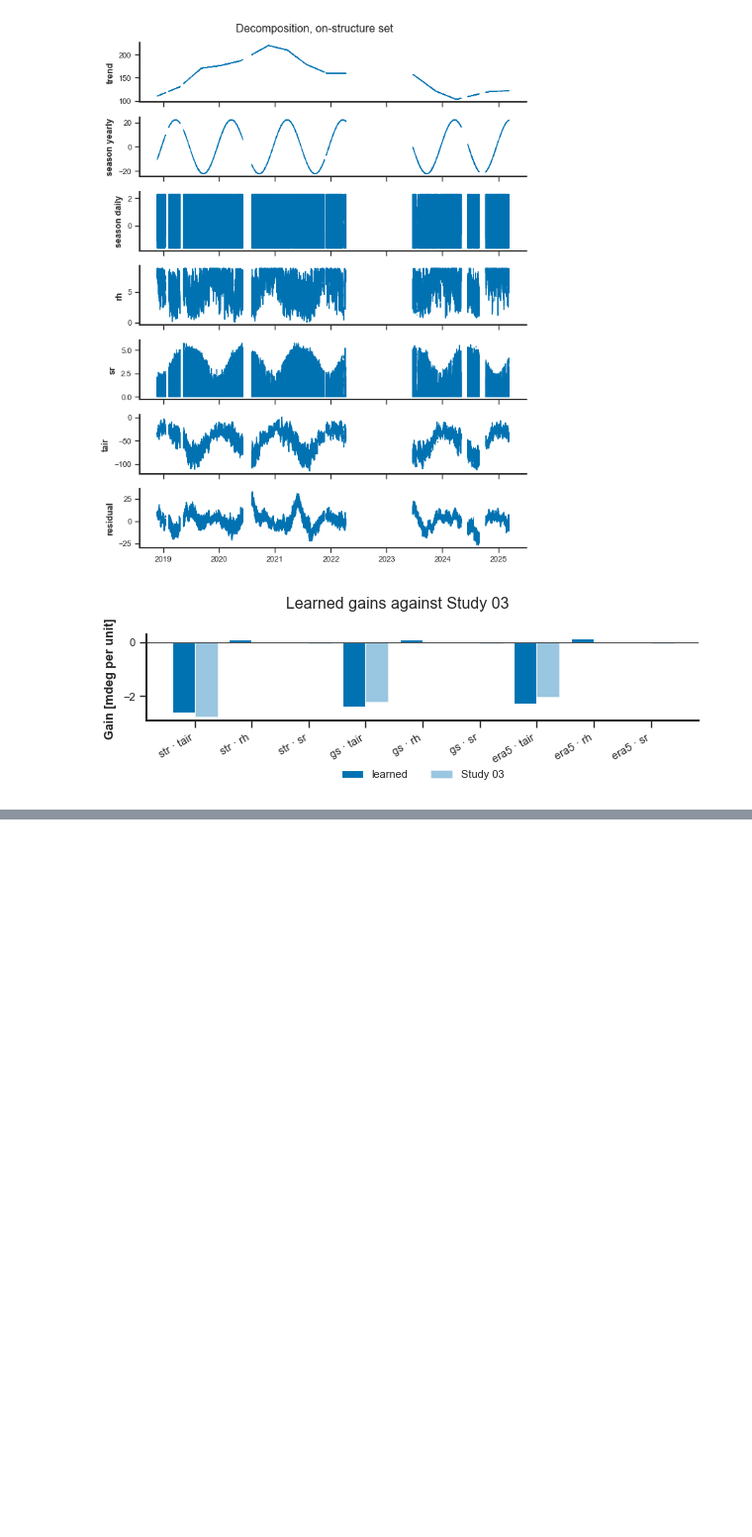
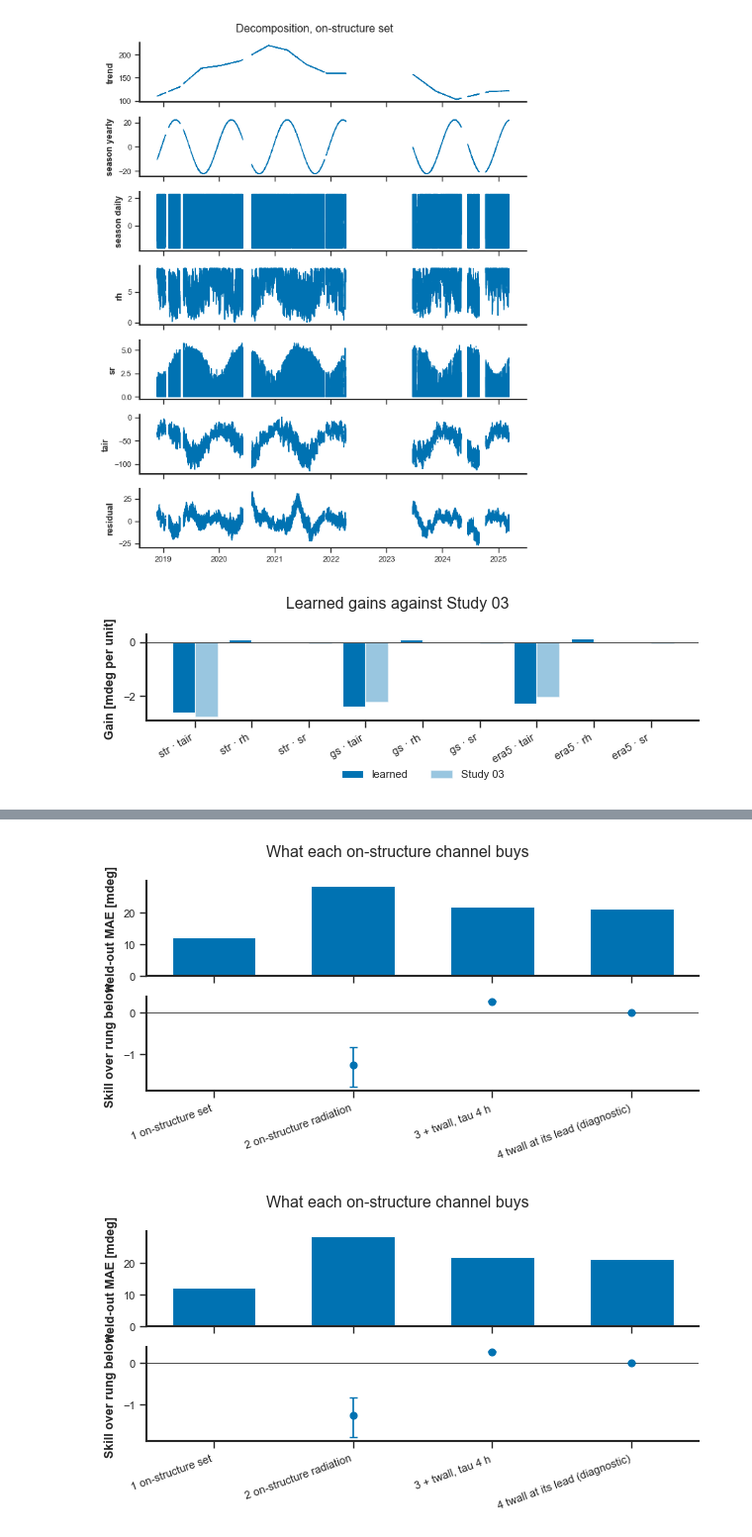
Before and after one commit to eugeniomoreira-iaud/neuralprophet-shm, a Jupyter notebook: studies/05_greybox_monitoring/greybox_monitoring_study.ipynb, the cells around one changed output, grey strips where cells are left out. Shown at 99% size. Cells and saved outputs as stored; diff of their text form; code cells hidden in the pictures; blank space fills up the shorter version.

```diff
--- a/studies/05_greybox_monitoring/greybox_monitoring_study.ipynb
+++ b/studies/05_greybox_monitoring/greybox_monitoring_study.ipynb
@@ -528,3 +542,17 @@ LADDER_BOOTSTRAP_REPETITIONS = 2000
+# %%
+CURRENT_ERA_START = '2025-02-21'
+TWALL_TAU_H = 4
+TWALL_LEAD_H = -2
+LADDER_BOOTSTRAP_BLOCK_HOURS = 24
+LADDER_BOOTSTRAP_REPETITIONS = 2000
+LADDER_N_CHANGEPOINTS = max(2, N_CHANGEPOINTS // 3)
+LADDER_RUNGS = [
+    ('1 on-structure set', ['tair_str', 'rh_str', 'sr_gs'], None),
+    ('2 on-structure radiation', ['tair_str', 'rh_str', 'sr_wall'], 'sr_wall'),
+    ('3 + twall, tau 4 h', ['tair_str', 'rh_str', 'sr_wall', 'twall_tau'], 'twall_tau'),
+    ('4 twall at its lead (diagnostic)',
+     ['tair_str', 'rh_str', 'sr_wall', 'twall_lead'], 'twall_lead'),
+]
 # %% [markdown]
 ## Parameters · Monitor
 
@@ -1326,0 +1372,14 @@ INFO - (NP.df_utils.return_df_in_original_format) - Returning df with no ID colu
+# %%
+current = prediction.ladder_frame(
+    frame, sensor, CURRENT_ERA_START, twall_tau_h=TWALL_TAU_H,
+    twall_lead_h=TWALL_LEAD_H, radiation_delay_h=RADIATION_DELAY_H,
+    freq=NATIVE_FREQ, weight_curve=WEIGHT_CURVE)
+ladder, ladder_errors = prediction.channel_ladder(
+    current, LADDER_RUNGS, VALID_P, LADDER_N_CHANGEPOINTS,
+    block_hours=LADDER_BOOTSTRAP_BLOCK_HOURS,
+    repetitions=LADDER_BOOTSTRAP_REPETITIONS, seed=SEED, epochs=EPOCHS,
+    freq=NATIVE_FREQ, growth='linear', changepoints_range=CHANGEPOINTS_RANGE,
+    trend_reg=TREND_REG, yearly_order=YEARLY_ORDER, daily_order=DAILY_ORDER,
+    conditional_seasonality=CONDITIONS, quantiles=QUANTILES,
+    learning_rate=LEARNING_RATE)
+display(ladder)
@@ -1326,0 +1417,12 @@ INFO - (NP.df_utils.return_df_in_original_format) - Returning df with no ID colu
+# %%
+ladder.to_csv(OUTPUT_DIR / 'GM_16_current_era_ladder.csv', index=False)
+tables.write_table(ladder, str(OUTPUT_DIR / 'GM_16_body.tex'),
+                   [('rung', tables.texttt), ('rows', ',d'), ('mae_val', '.2f'),
+                    ('skill', '.3f'), ('skill_q05', '.3f'), ('skill_q95', '.3f'),
+                    ('coverage', tables.percent), ('gain_last', '.3f'),
+                    ('residual_r1', '.3f')])
+figures.plot_ladder(ladder, title='What each on-structure channel buys',
+                    save_path=str(OUTPUT_DIR), filename='GM_F14_ladder')
+# %% [output]
+[figure, added]
+[figure, added]
```
Also changed, not shown: parts of 6 cells of this notebook, 1 other file.
